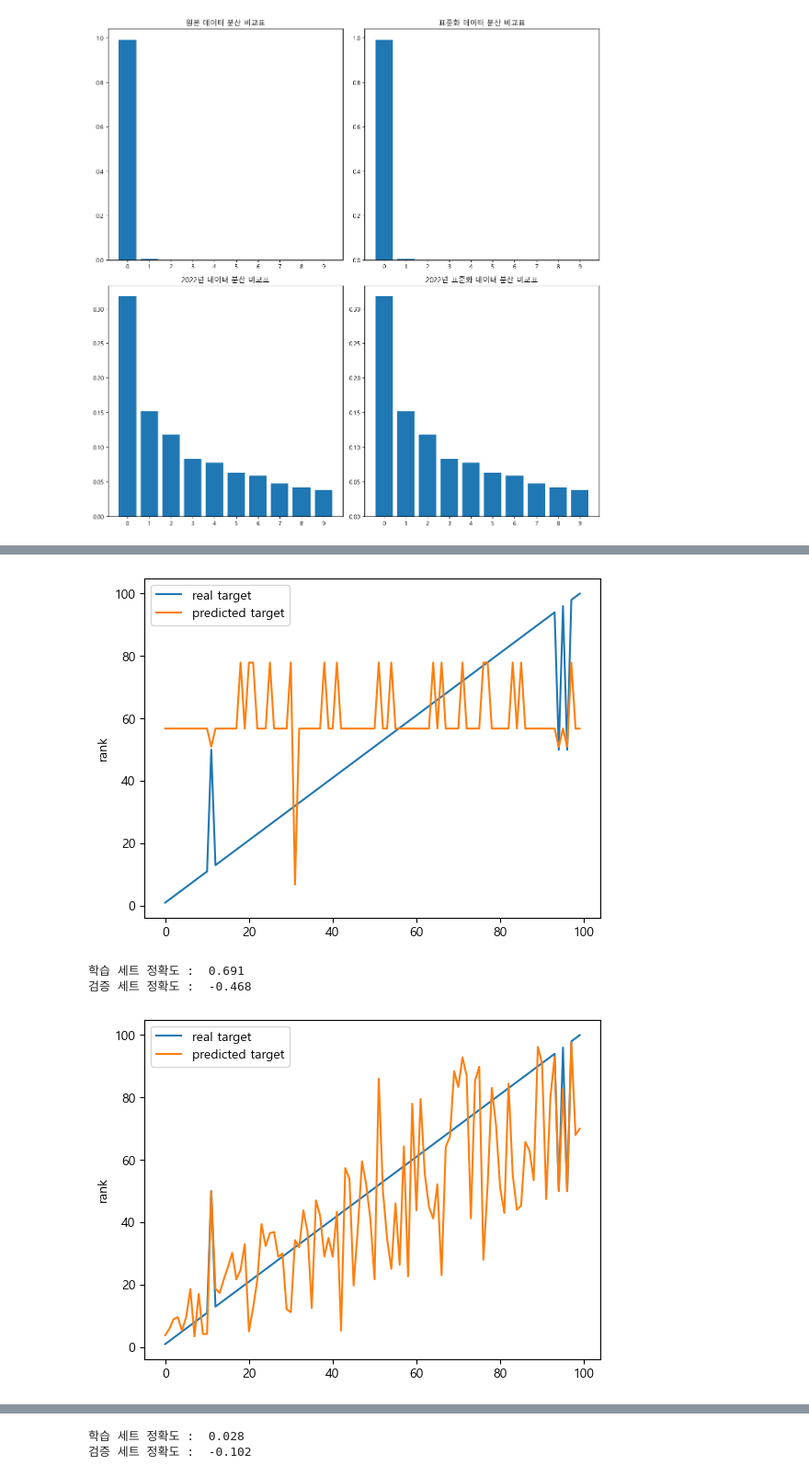
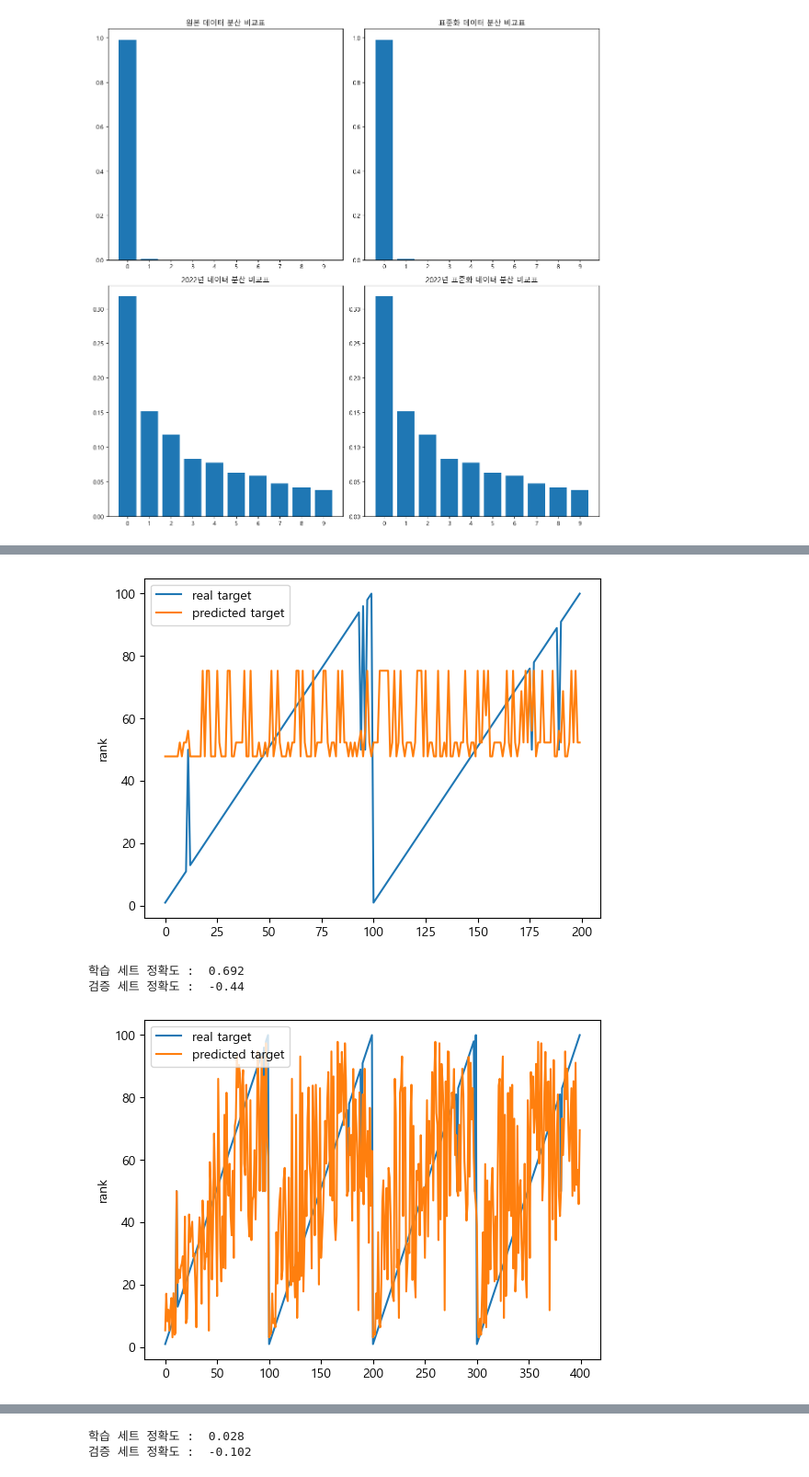
Before and after one commit to CG05/BillboardAnalitics, a Jupyter notebook: modelingdy.ipynb, the cells around one changed output, grey strips where cells are left out. Shown at 92% size. Drawn from its saved outputs; the diff is of its cells as text; code cells hidden in the pictures.

```diff
--- a/modelingdy.ipynb
+++ b/modelingdy.ipynb
@@ -368,5 +323,5 @@ print('검증 세트 정확도 : ', round(test_score, 3))
 # %%
-number_of_sample = 100
+number_of_sample = 200
 
 plt.plot(range(number_of_sample), y_test[:number_of_sample], label='real target')
 plt.plot(range(number_of_sample), y_predicted[:number_of_sample], label='predicted target')
@@ -374,7 +329,7 @@ plt.ylabel('rank')
 plt.legend()
 plt.show()
 # %% [output]
-[figure, old version]
+[figure, new version]
 # %%
 # 표준화 LDA 적용
 lda = LDA(n_components=6)
@@ -396,15 +351,16 @@ test_score = model.score(X_test_lda, y_test)
 
 print('학습 세트 정확도 : ', round(train_score, 3))
 print('검증 세트 정확도 : ', round(test_score, 3))
-
-number_of_sample = 100
-
-plt.plot(range(number_of_sample), y_test[:number_of_sample], label='real target')
-plt.plot(range(number_of_sample), y_predicted[:number_of_sample], label='predicted target')
-plt.ylabel('rank')
-plt.legend()
-plt.show()
 # %% [output]
-학습 세트 정확도 :  0.691
-검증 세트 정확도 :  -0.468
+학습 세트 정확도 :  0.692
+검증 세트 정확도 :  -0.44
-[figure, removed]
+# %%
+number_of_sample = 400
+
+plt.plot(range(number_of_sample), y_test[:number_of_sample], label='real target')
+plt.plot(range(number_of_sample), y_predicted[:number_of_sample], label='predicted target')
+plt.ylabel('rank')
+plt.legend()
+plt.show()
+# %% [output]
+[figure, added]
```
Also changed, not shown: parts of 12 cells of this notebook.
